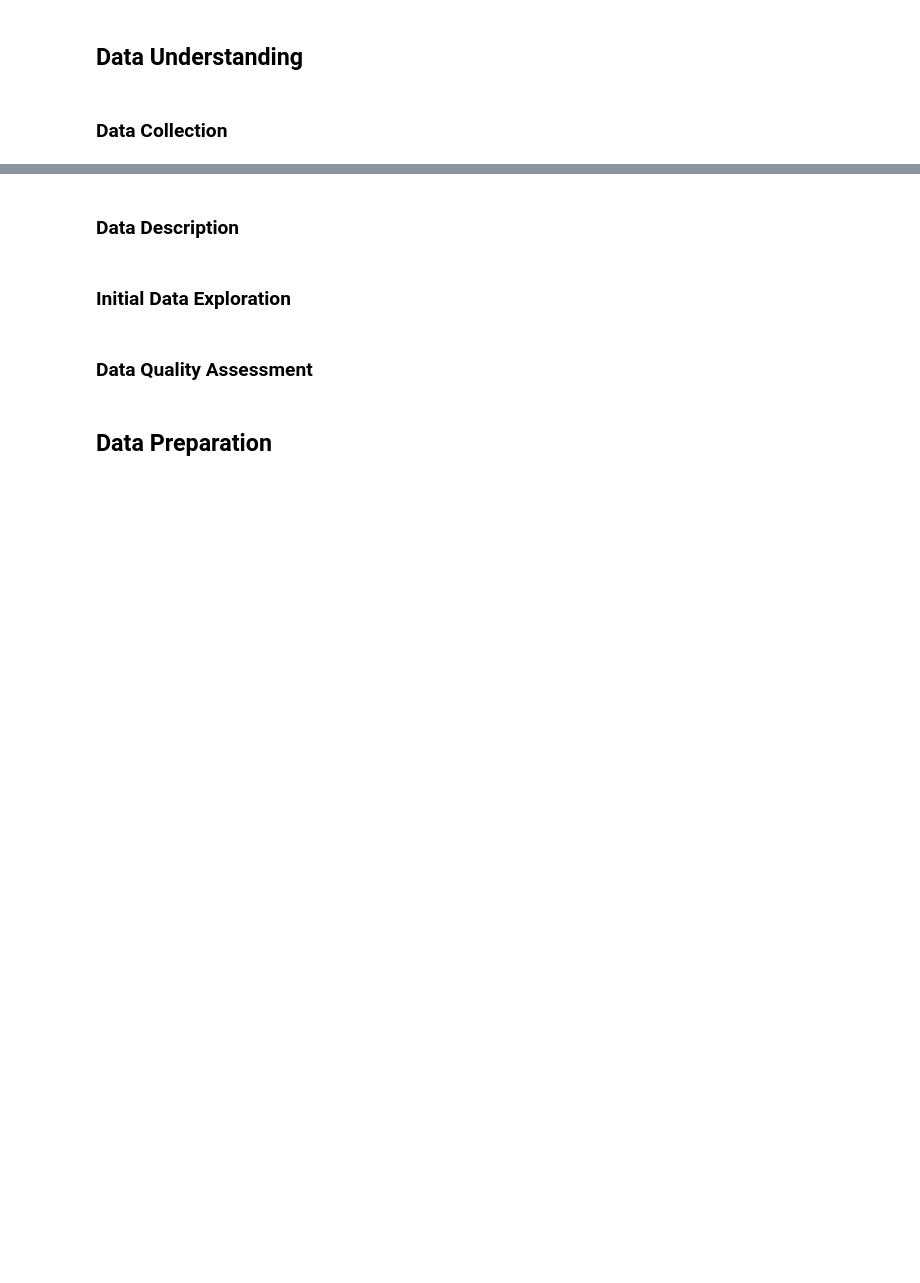
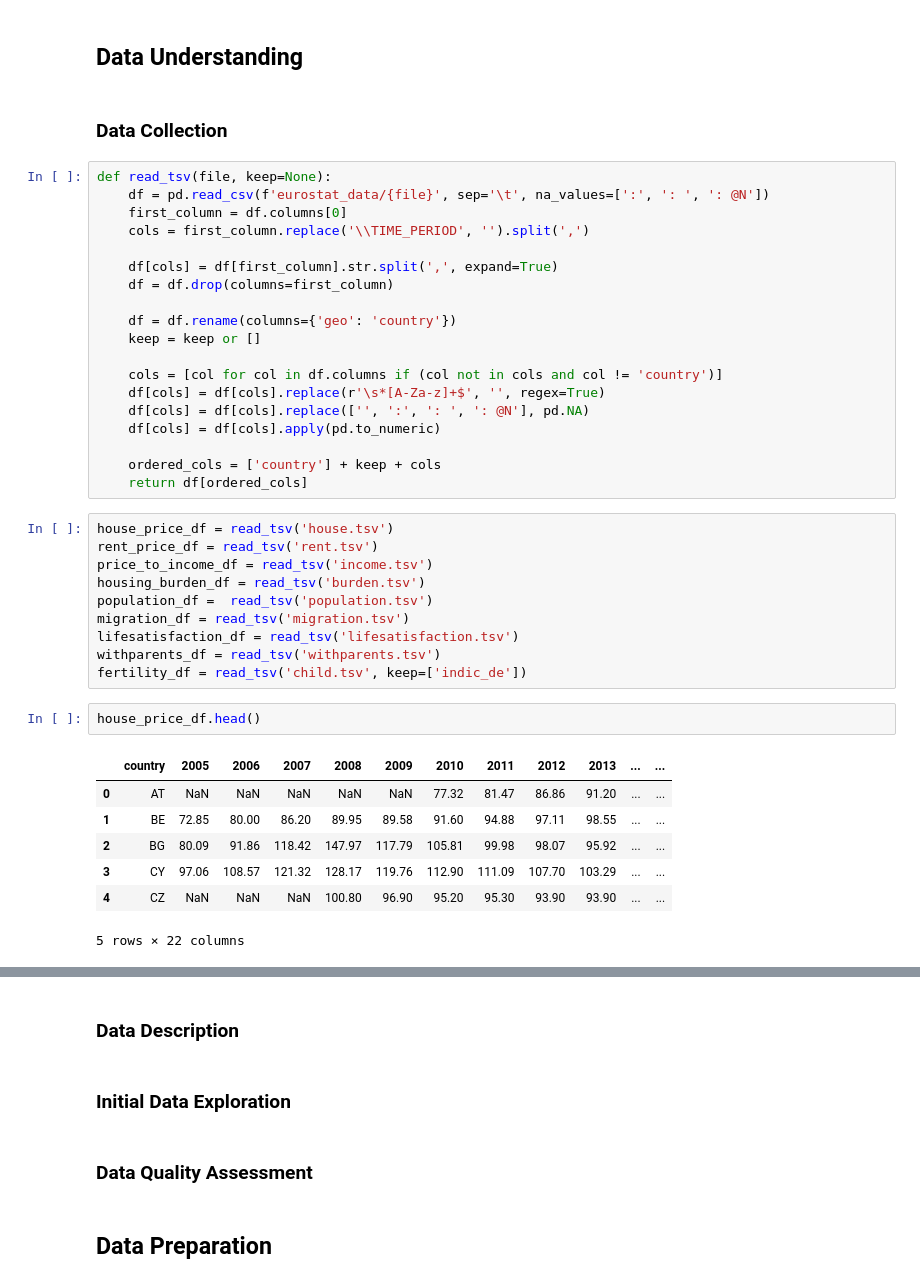
Before and after one commit to baktofebruary/InfoVis, a Jupyter notebook: notebooks/prepare_data.ipynb, the cells around one changed output, grey strips where cells are left out. Drawn from its saved outputs; the diff is of its cells as text; blank space fills up the shorter version.

Commit message:
Add datasets, data loading and draft dataset

```diff
--- a/notebooks/prepare_data.ipynb
+++ b/notebooks/prepare_data.ipynb
@@ -6,3 +21,42 @@
 ## Data Understanding
 # %% [markdown]
 ### Data Collection
+# %%
+def read_tsv(file, keep=None):
+    df = pd.read_csv(f'eurostat_data/{file}', sep='\t', na_values=[':', ': ', ': @N'])
+    first_column = df.columns[0]
+    cols = first_column.replace('\\TIME_PERIOD', '').split(',')
+
+    df[cols] = df[first_column].str.split(',', expand=True)
+    df = df.drop(columns=first_column)
+
+    df = df.rename(columns={'geo': 'country'})
+    keep = keep or []
+
+    cols = [col for col in df.columns if (col not in cols and col != 'country')]
+    df[cols] = df[cols].replace(r'\s*[A-Za-z]+$', '', regex=True)
+    df[cols] = df[cols].replace(['', ':', ': ', ': @N'], pd.NA)
+    df[cols] = df[cols].apply(pd.to_numeric)
+
+    ordered_cols = ['country'] + keep + cols
+    return df[ordered_cols]
+# %%
+house_price_df = read_tsv('house.tsv')
+rent_price_df = read_tsv('rent.tsv')
+price_to_income_df = read_tsv('income.tsv')
+housing_burden_df = read_tsv('burden.tsv')
+population_df =  read_tsv('population.tsv')
+migration_df = read_tsv('migration.tsv')
+lifesatisfaction_df = read_tsv('lifesatisfaction.tsv')
+withparents_df = read_tsv('withparents.tsv')
+fertility_df = read_tsv('child.tsv', keep=['indic_de'])
+# %%
+house_price_df.head()
+# %% [output]
+|  | country | 2005 | 2006 | 2007 | 2008 | 2009 | 2010 | 2011 | 2012 | 2013 | ... | ... |
+| 0 | AT | NaN | NaN | NaN | NaN | NaN | 77.32 | 81.47 | 86.86 | 91.20 | ... | ... |
+| 1 | BE | 72.85 | 80.00 | 86.20 | 89.95 | 89.58 | 91.60 | 94.88 | 97.11 | 98.55 | ... | ... |
+| 2 | BG | 80.09 | 91.86 | 118.42 | 147.97 | 117.79 | 105.81 | 99.98 | 98.07 | 95.92 | ... | ... |
+| 3 | CY | 97.06 | 108.57 | 121.32 | 128.17 | 119.76 | 112.90 | 111.09 | 107.70 | 103.29 | ... | ... |
+| 4 | CZ | NaN | NaN | NaN | 100.80 | 96.90 | 95.20 | 95.30 | 93.90 | 93.90 | ... | ... |
+5 rows × 22 columns
```
Also changed, not shown: parts of 18 cells of this notebook, 11 other files.
